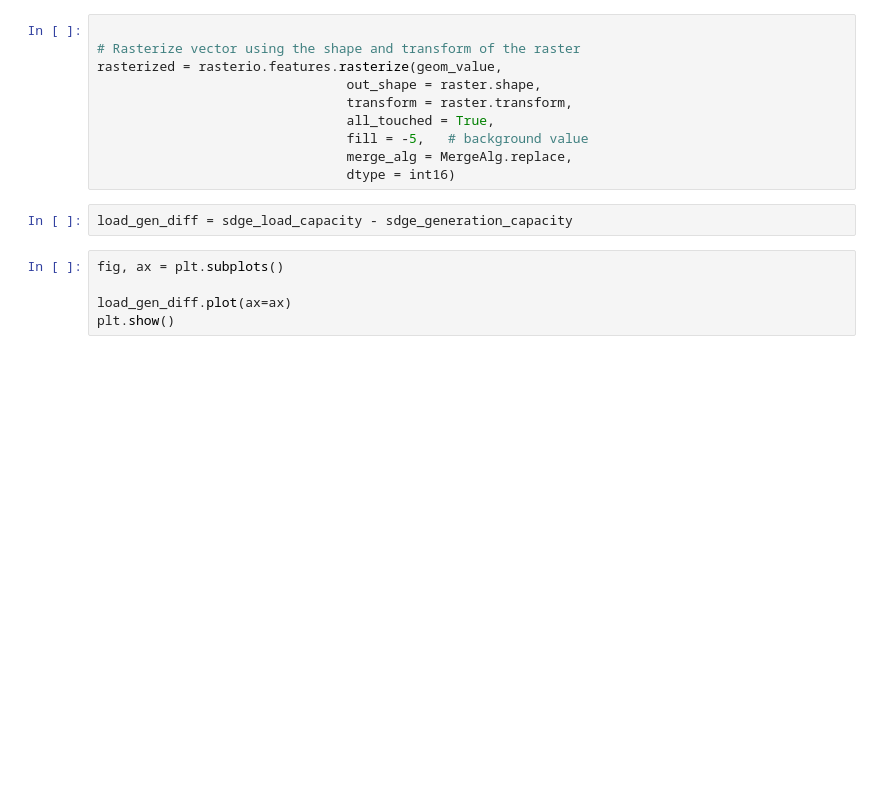
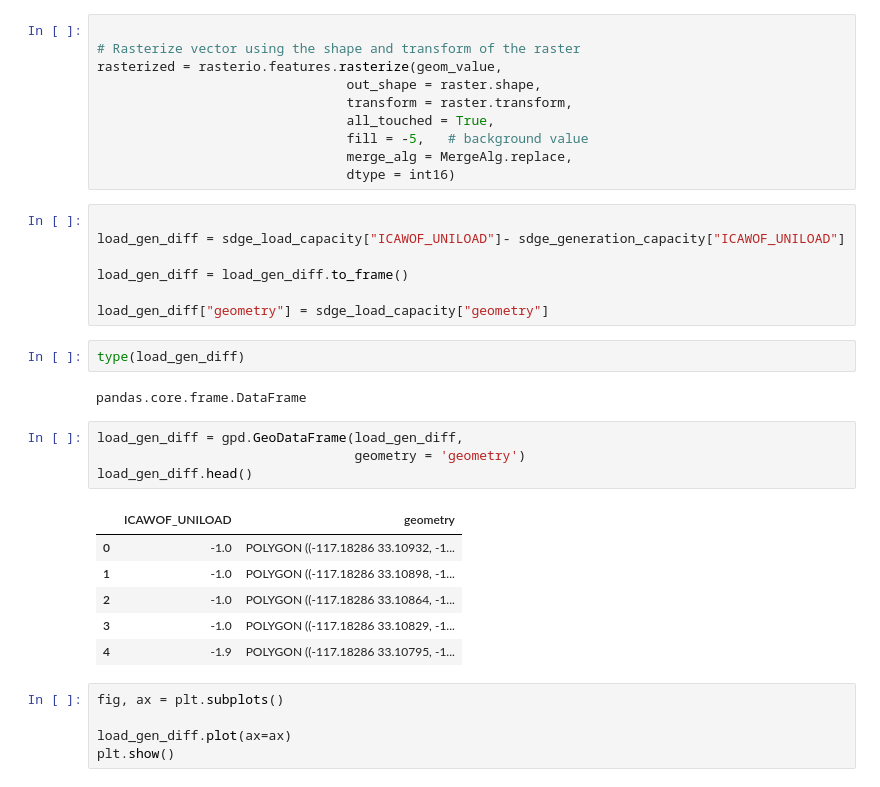
Before and after one commit to sofiiir/SDG-E, a Jupyter notebook: sdge_feeder_line.ipynb, the cells around one changed output. Drawn from its saved outputs; the diff is of its cells as text; blank space fills up the shorter version.

```diff
--- a/sdge_feeder_line.ipynb
+++ b/sdge_feeder_line.ipynb
@@ -90,7 +127,27 @@ rasterized = rasterio.features.rasterize(geom_value,
                                 merge_alg = MergeAlg.replace,
                                 dtype = int16)
 # %%
-load_gen_diff = sdge_load_capacity - sdge_generation_capacity
+
+load_gen_diff = sdge_load_capacity["ICAWOF_UNILOAD"]- sdge_generation_capacity["ICAWOF_UNILOAD"]
+
+load_gen_diff = load_gen_diff.to_frame()
+
+load_gen_diff["geometry"] = sdge_load_capacity["geometry"]
+# %%
+type(load_gen_diff)
+# %% [output]
+pandas.core.frame.DataFrame
+# %%
+load_gen_diff = gpd.GeoDataFrame(load_gen_diff,
+                                 geometry = 'geometry')
+load_gen_diff.head()
+# %% [output]
+|  | ICAWOF_UNILOAD | geometry |
+| 0 | -1.0 | POLYGON ((-117.18286 33.10932, -1... |
+| 1 | -1.0 | POLYGON ((-117.18286 33.10898, -1... |
+| 2 | -1.0 | POLYGON ((-117.18286 33.10864, -1... |
+| 3 | -1.0 | POLYGON ((-117.18286 33.10829, -1... |
+| 4 | -1.9 | POLYGON ((-117.18286 33.10795, -1... |
 # %%
 fig, ax = plt.subplots()
 
```
Also changed, not shown: parts of 7 cells of this notebook.
